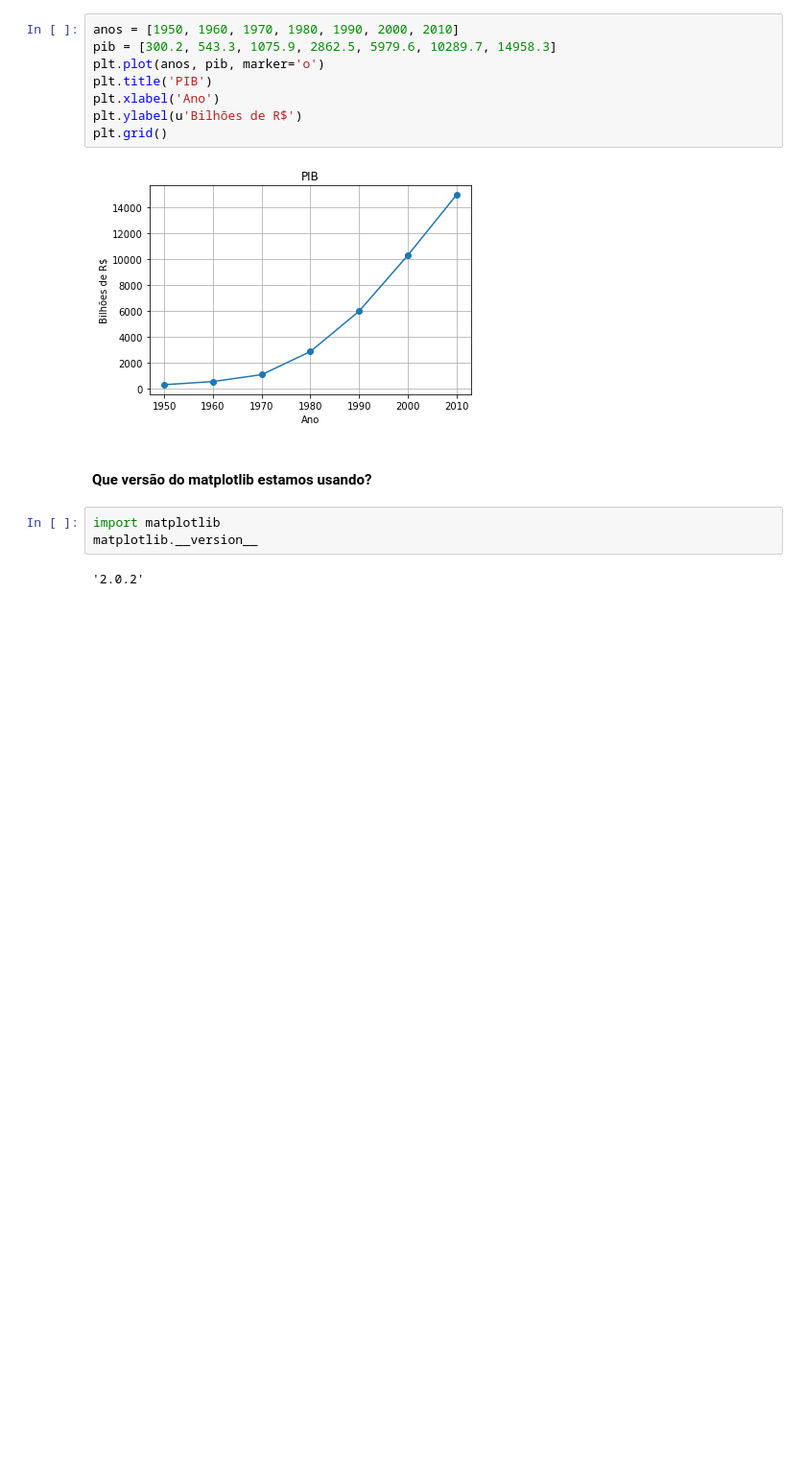
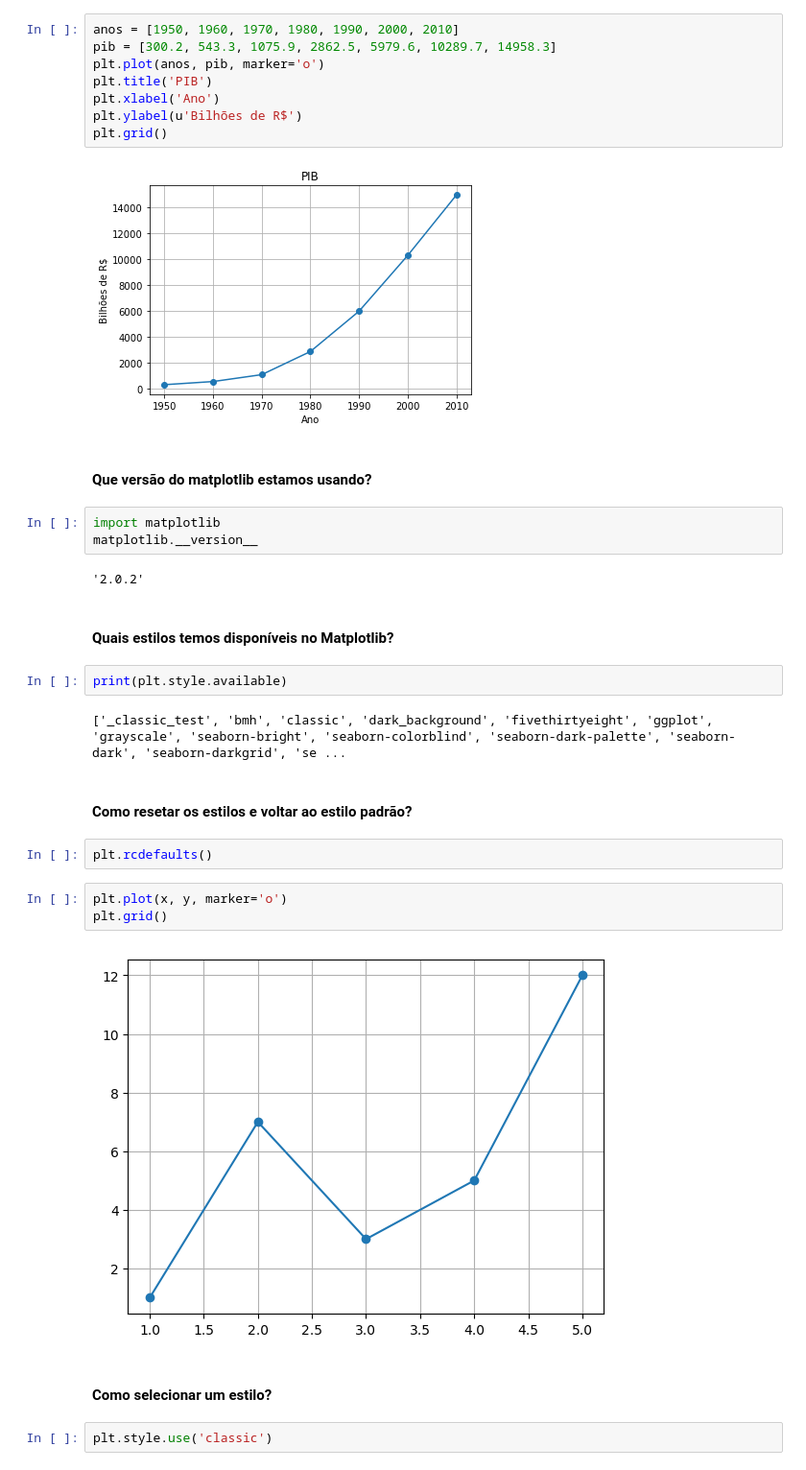
Before and after one commit to regispires/jupyter-notebooks, a Jupyter notebook: minicurso-analise_de_dados-03.2-bibliotecas-manipulacao_de_dados-matplotlib.ipynb, the cells around one changed output. Shown at 96% size. Saved outputs shown, nothing was run; the diff lists cells and outputs as text; blank space fills up the shorter version.

```diff
--- a/minicurso-analise_de_dados-03.2-bibliotecas-manipulacao_de_dados-matplotlib.ipynb
+++ b/minicurso-analise_de_dados-03.2-bibliotecas-manipulacao_de_dados-matplotlib.ipynb
@@ -54,3 +56,22 @@ import matplotlib
 matplotlib.__version__
 # %% [output]
 '2.0.2'
+# %% [markdown]
+#### Quais estilos temos disponíveis no Matplotlib?
+# %%
+print(plt.style.available)
+# %% [output]
+['_classic_test', 'bmh', 'classic', 'dark_background', 'fivethirtyeight', 'ggplot', 'grayscale', 'seaborn-bright', 'seaborn-colorblind', 'seaborn-dark-palette', 'seaborn-dark', 'seaborn-darkgrid', 'se ...
+# %% [markdown]
+#### Como resetar os estilos e voltar ao estilo padrão?
+# %%
+plt.rcdefaults()
+# %%
+plt.plot(x, y, marker='o')
+plt.grid()
+# %% [output]
+[figure, added]
+# %% [markdown]
+#### Como selecionar um estilo?
+# %%
+plt.style.use('classic')
```
Also changed, not shown: parts of 4 cells of this notebook.
